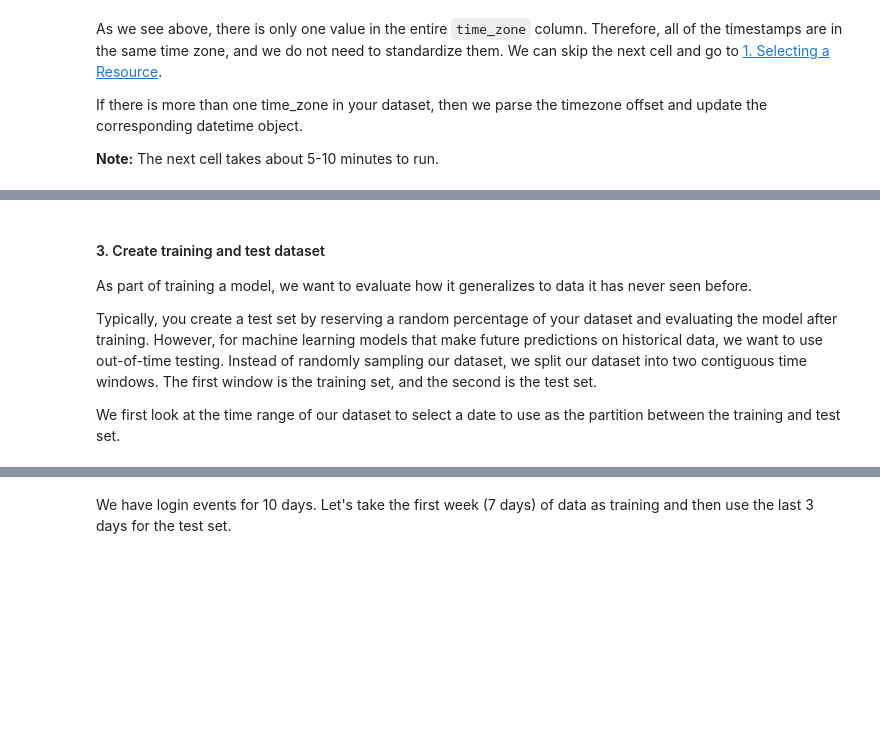
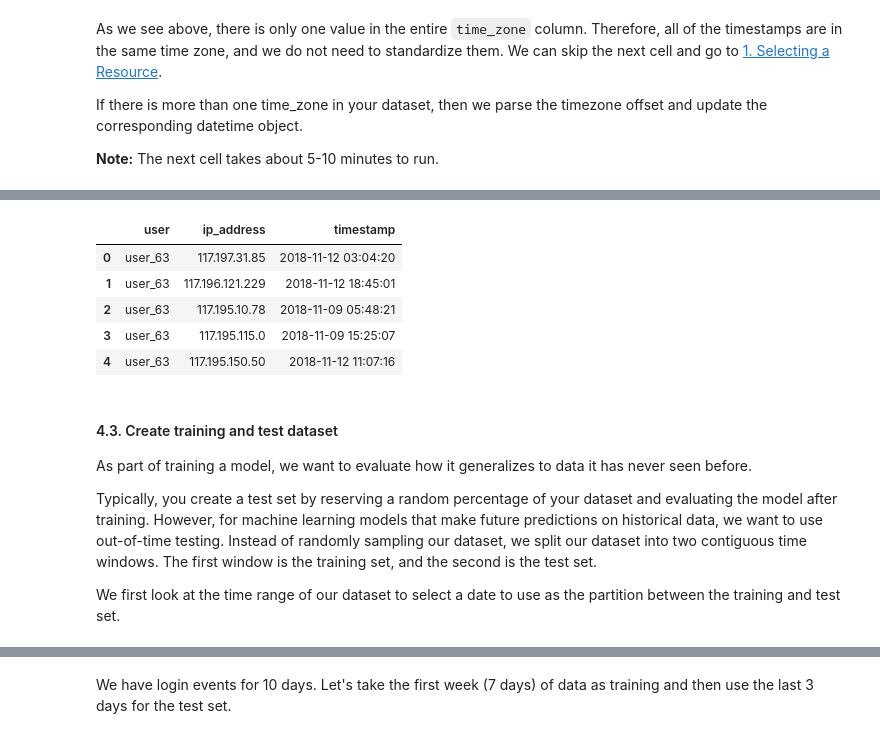
Before and after one commit to jessicaahm/ipinsights_login, a Jupyter notebook: ipinsights-tutorial.ipynb, the cells around one changed output, grey strips where cells are left out. Drawn from its saved outputs; the diff is of its cells as text; code cells hidden in the pictures; blank space fills up the shorter version.

Commit message:
update training material

```diff
--- a/ipinsights-tutorial.ipynb
+++ b/ipinsights-tutorial.ipynb
@@ -199,8 +308,16 @@ IP Insights takes in a headerless CSV file with two columns: an entity (username
 **Note:** Each website handles user authentication differently. If the Access Log does not output an authenticated user, you could explore the website's query strings or work with your website developers on another solution.
 # %%
 df = df[["user", "ip_address", "timestamp"]]
+df.head()
+# %% [output]
+|  | user | ip_address | timestamp |
+| 0 | user_63 | 117.197.31.85 | 2018-11-12 03:04:20 |
+| 1 | user_63 | 117.196.121.229 | 2018-11-12 18:45:01 |
+| 2 | user_63 | 117.195.10.78 | 2018-11-09 05:48:21 |
+| 3 | user_63 | 117.195.115.0 | 2018-11-09 15:25:07 |
+| 4 | user_63 | 117.195.150.50 | 2018-11-12 11:07:16 |
 # %% [markdown]
-#### 3. Create training and test dataset
+#### 4.3. Create training and test dataset
 As part of training a model, we want to evaluate how it generalizes to data it has never seen before.
 
 Typically, you create a test set by reserving a random percentage of your dataset and evaluating the model after training. However, for machine learning models that make future predictions on historical data, we want to use out-of-time testing. Instead of randomly sampling our dataset, we split our dataset into two contiguous time windows. The first window is the training set, and the second is the test set.
```
Also changed, not shown: parts of 65 cells of this notebook.
